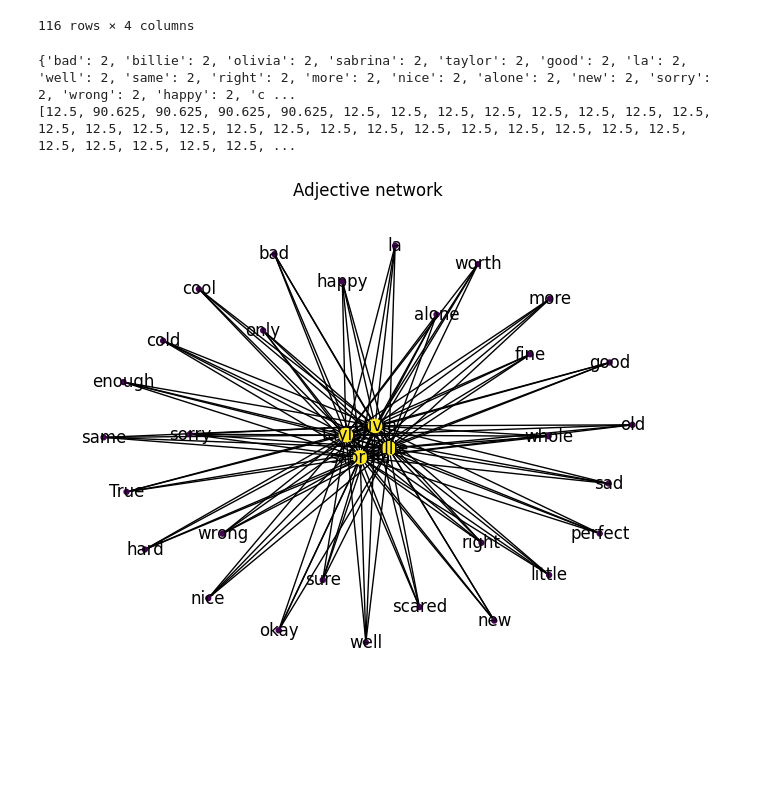
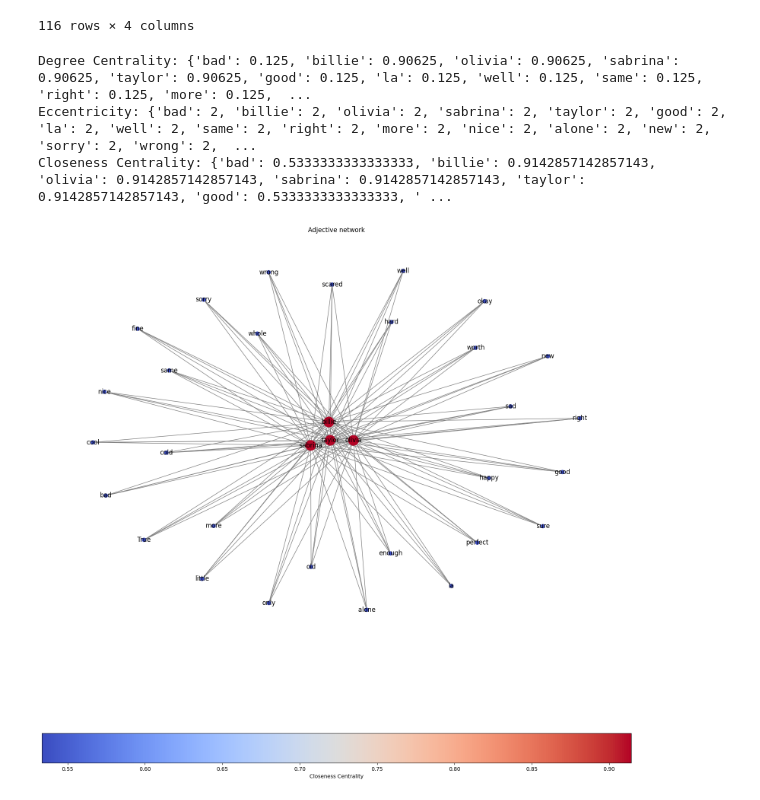
Before and after one commit to lindseyxwood/oliviarodrigo, a Jupyter notebook: lyricNotebook/lyricNotebook-1.ipynb, the cells around one changed output. Cells and saved outputs as stored; diff of their text form; code cells hidden in the pictures; blank space fills up the shorter version.

```diff
--- a/lyricNotebook/lyricNotebook-1.ipynb
+++ b/lyricNotebook/lyricNotebook-1.ipynb
@@ -490,7 +556,6 @@ networkData = networkQuery(listLems, InputPath)
 
 # Create the network graph
 G = nx.Graph()
-
 
 # Iterate through the DataFrame and add nodes and edges
 for i, row in networkData.iterrows():
@@ -499,47 +564,65 @@ for i, row in networkData.iterrows():
     weight = row[3]
     G.add_node(source, shape='dot')
     G.add_node(target, shape='triangle')
     if target == "billie":
         colorEdge = "blue"
     elif target == "olivia":
         colorEdge = "purple"
     elif target == "sabrina":
         colorEdge = "pink"
     elif target == "taylor":
         colorEdge = "red"
     else:
         colorEdge = "coral"
     # How to write Python if else conditions: https://www.w3schools.com/python/python_conditions.asp
     G.add_edge(source, target, value=weight, title=weight, color=colorEdge)
 
 # Calculate this network's centrality statistics
 degree_centrality = nx.degree_centrality(G)
-# print(degree_centrality)
+print("Degree Centrality:", degree_centrality)
 
 closeness_centrality = nx.closeness_centrality(G)
 eigenvector_centrality = nx.eigenvector_centrality(G)
 eccentricity = nx.eccentricity(G)
-print(eccentricity)
+print("Eccentricity:", eccentricity)
+print("Closeness Centrality:", closeness_centrality)
 
-# VISUALIZE THE NETWORKX NETWORK IN NETwORKX
-# This particular network has low counts and values so networkx may be better suitednto display it.
+# VISUALIZE THE NETWORKX NETWORK IN NETWORKX
+# This particular network has low counts and values so networkx may be better suited to display it.
 
 # Create node size list based on closeness centrality
-node_sizes = [v * 100 for v in degree_centrality.values()]
-print(node_sizes)
+node_sizes = [v * 400 for v in degree_centrality.values()]
 
-# Generate node colors based on degree or eigenvector centrality
-node_colorVals = [c * 20 for c in closeness_centrality.values()]
+# Normalize the closeness centrality values
+norm = Normalize(vmin=min(closeness_centrality.values()), vmax=max(closeness_centrality.values()))
 
-# Draw the graph
-#npos = nx(G, scale=200, k=0.15, iterations=200, seed=578)  # Positions for all nodes
-# nx.draw(G, with_labels=True, node_size=node_sizes, node_color=node_colorVals, pos=nx.fruchterman_reingold_layout(G), font_size=10)
-# Fruchterman Reingold
-nx.draw(G, with_labels=True, node_size=node_sizes, node_color=node_colorVals, pos=nx.fruchterman_reingold_layout(G))
+# Create a colormap for the centrality values (using "plasma")
+cmap = coolwarm
+
+# Generate node colors based on closeness centrality values
+node_colors = [cmap(norm(c)) for c in closeness_centrality.values()]
+
+# Create a figure and axis objects
+fig, ax = plt.subplots(figsize=(20, 20))
+
+# Draw the graph on the axis
+nx.draw(G, with_labels=True, node_size=node_sizes, node_color=node_colors, edge_color='gray', pos=nx.fruchterman_reingold_layout(G), ax=ax)
+
+# Create a ScalarMappable for the colormap
+sm = ScalarMappable(cmap=cmap, norm=norm)
+sm.set_array([])
+
+# Create a color bar for the colormap
+cbar = plt.colorbar(sm, orientation='horizontal', ax=ax)
+cbar.set_label('Closeness Centrality')
+
 plt.title("Adjective network")
-plt.savefig("networkADJ.png")
+
+# Save the entire figure (graph + color bar)
+plt.savefig("networkADJ.png", bbox_inches='tight')
 plt.show()
 # %% [output]
-{'bad': 2, 'billie': 2, 'olivia': 2, 'sabrina': 2, 'taylor': 2, 'good': 2, 'la': 2, 'well': 2, 'same': 2, 'right': 2, 'more': 2, 'nice': 2, 'alone': 2, 'new': 2, 'sorry': 2, 'wrong': 2, 'happy': 2, 'c ...
-[12.5, 90.625, 90.625, 90.625, 90.625, 12.5, 12.5, 12.5, 12.5, 12.5, 12.5, 12.5, 12.5, 12.5, 12.5, 12.5, 12.5, 12.5, 12.5, 12.5, 12.5, 12.5, 12.5, 12.5, 12.5, 12.5, 12.5, 12.5, 12.5, 12.5, 12.5, 12.5, ...
+Degree Centrality: {'bad': 0.125, 'billie': 0.90625, 'olivia': 0.90625, 'sabrina': 0.90625, 'taylor': 0.90625, 'good': 0.125, 'la': 0.125, 'well': 0.125, 'same': 0.125, 'right': 0.125, 'more': 0.125,  ...
+Eccentricity: {'bad': 2, 'billie': 2, 'olivia': 2, 'sabrina': 2, 'taylor': 2, 'good': 2, 'la': 2, 'well': 2, 'same': 2, 'right': 2, 'more': 2, 'nice': 2, 'alone': 2, 'new': 2, 'sorry': 2, 'wrong': 2,  ...
+Closeness Centrality: {'bad': 0.5333333333333333, 'billie': 0.9142857142857143, 'olivia': 0.9142857142857143, 'sabrina': 0.9142857142857143, 'taylor': 0.9142857142857143, 'good': 0.5333333333333333, ' ...
-[figure, old version]
+[figure, new version]
```
Also changed, not shown: parts of 8 cells of this notebook, 9 other files.
